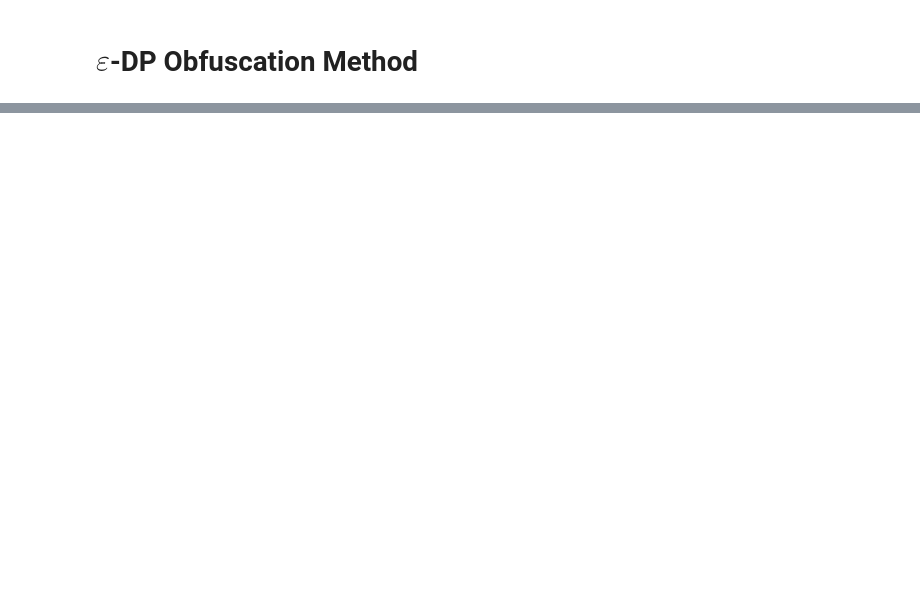
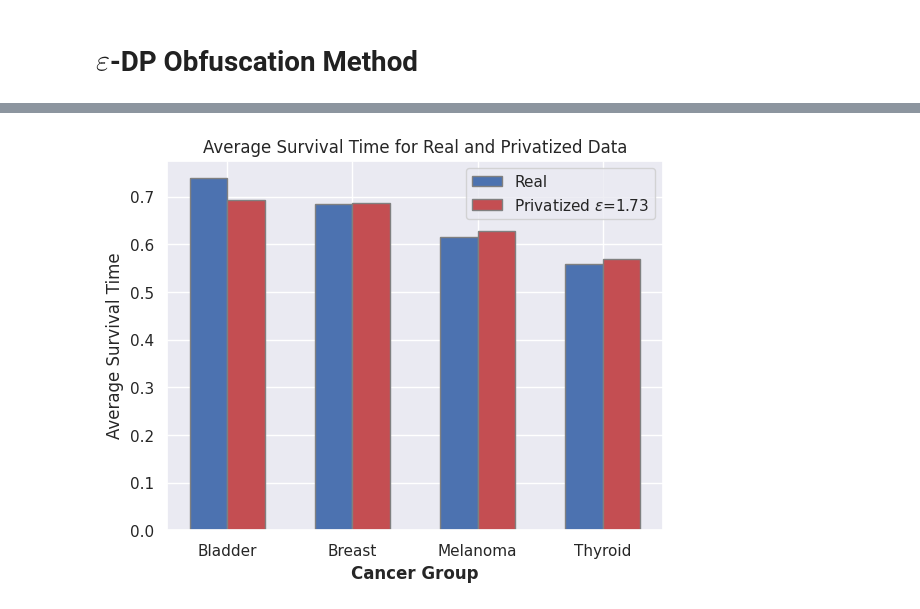
Before and after one commit to Kekkodf/DP-SurvAnalysis, a Jupyter notebook: src/main_old.ipynb, the cells around one changed output, grey strips where cells are left out. Cells and saved outputs as stored; diff of their text form; code cells hidden in the pictures; blank space fills up the shorter version.

```diff
--- a/src/main_old.ipynb
+++ b/src/main_old.ipynb
@@ -165,0 +255,8 @@ plt.tight_layout()
+# %%
+#parse the list of average survival times so that only the numeric values are left
+average_survival_time_real = [x._values[0] for x in average_survival_time_real]
+average_survival_time_dp = [x._values[0] for x in average_survival_time_dp]
+
+#parse the list of variance survival times so that only the numeric values are left
+variance_survival_time_real = [x._values[0] for x in variance_survival_time_real]
+variance_survival_time_dp = [x._values[0] for x in variance_survival_time_dp]
@@ -165,0 +283,20 @@ plt.tight_layout()
+# %%
+#plot a barplot with the average survival time for the real and privatized data
+fig, ax = plt.subplots()
+barWidth = 0.3
+bars1 = average_survival_time_real
+bars2 = average_survival_time_dp
+r1 = np.arange(len(bars1))
+r2 = [x + barWidth for x in r1]
+
+plt.bar(r1, bars1, color='b', width=barWidth, edgecolor='grey', label='Real')
+plt.bar(r2, bars2, color='r', width=barWidth, edgecolor='grey', label=r'Privatized $\varepsilon$=' + f'{e1:.2f}')
+
+plt.xlabel('Cancer Group', fontweight='bold')
+plt.xticks([r + 0.5*barWidth for r in range(len(bars1))], risks_types)
+plt.ylabel('Average Survival Time')
+plt.title('Average Survival Time for Real and Privatized Data')
+plt.legend()
+plt.show()
+# %% [output]
+[figure, added]
```
Also changed, not shown: parts of 20 cells of this notebook, 5 other files.
